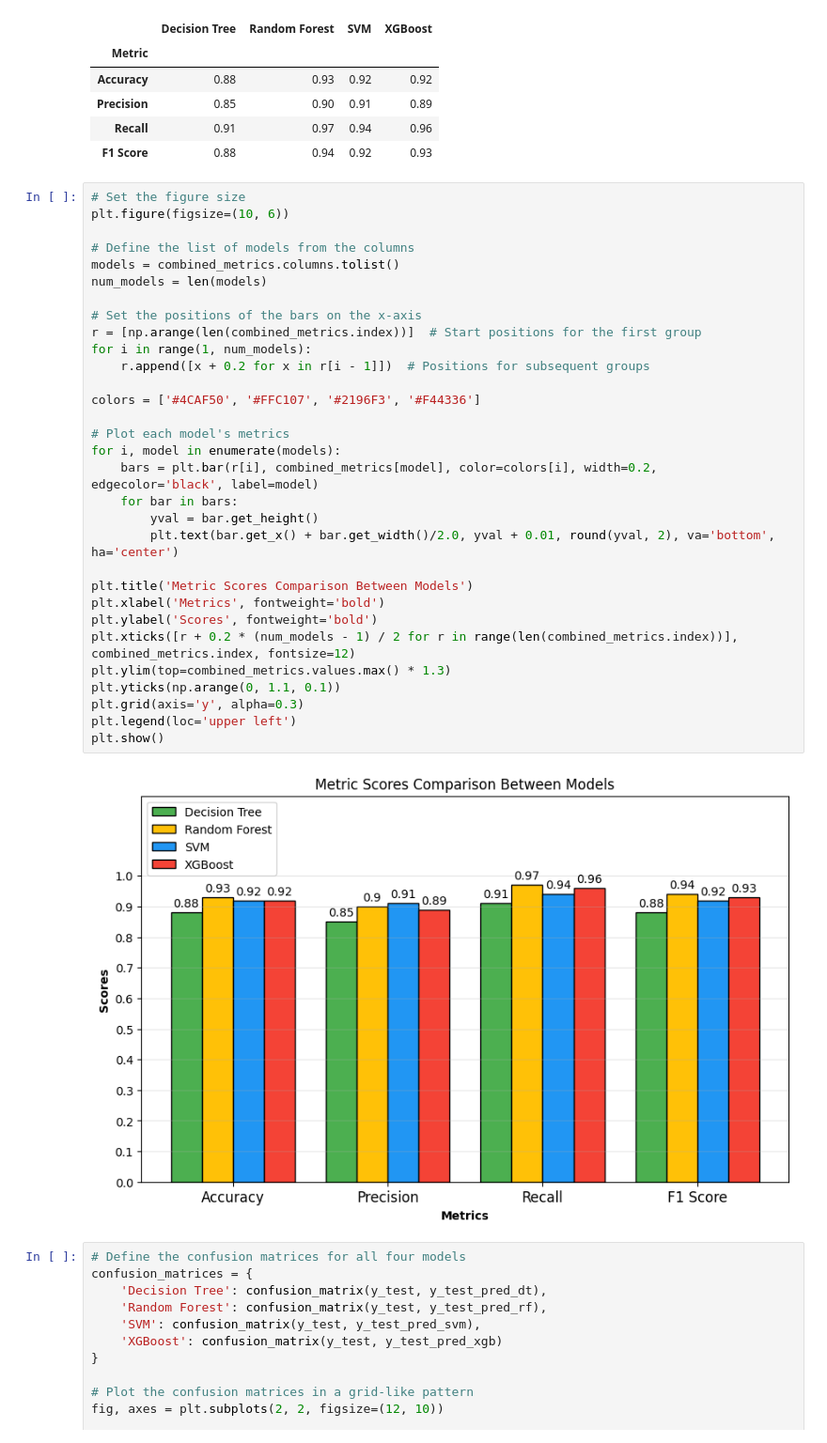
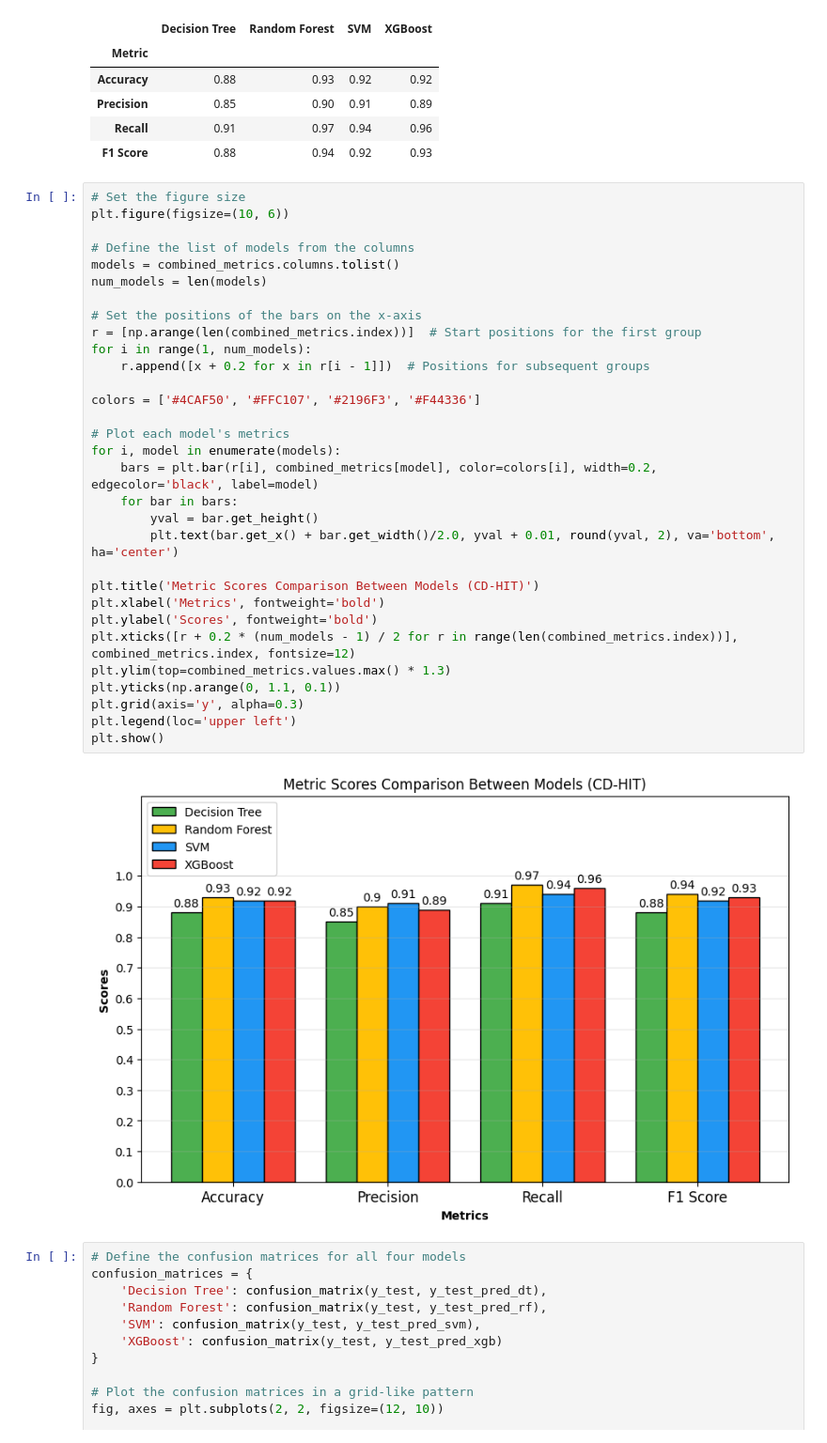
Before and after one commit to ChristianNeitzel/Projeto-Bioinf-PhageAcr, a Jupyter notebook: 6_code_ML_cdhit_v2.ipynb, the cells around one changed output. Shown at 94% size. Saved outputs shown, nothing was run; the diff lists cells and outputs as text.

Commit message:
fixed plot labels

```diff
--- a/6_code_ML_cdhit_v2.ipynb
+++ b/6_code_ML_cdhit_v2.ipynb
@@ -855,35 +855,35 @@ combined_metrics
 # Set the figure size
 plt.figure(figsize=(10, 6))
 
 # Define the list of models from the columns
 models = combined_metrics.columns.tolist()
 num_models = len(models)
 
 # Set the positions of the bars on the x-axis
 r = [np.arange(len(combined_metrics.index))]  # Start positions for the first group
 for i in range(1, num_models):
     r.append([x + 0.2 for x in r[i - 1]])  # Positions for subsequent groups
 
 colors = ['#4CAF50', '#FFC107', '#2196F3', '#F44336']
 
 # Plot each model's metrics
 for i, model in enumerate(models):
     bars = plt.bar(r[i], combined_metrics[model], color=colors[i], width=0.2, edgecolor='black', label=model)
     for bar in bars:
         yval = bar.get_height()
         plt.text(bar.get_x() + bar.get_width()/2.0, yval + 0.01, round(yval, 2), va='bottom', ha='center')
 
-plt.title('Metric Scores Comparison Between Models')
+plt.title('Metric Scores Comparison Between Models (CD-HIT)')
 plt.xlabel('Metrics', fontweight='bold')
 plt.ylabel('Scores', fontweight='bold')
 plt.xticks([r + 0.2 * (num_models - 1) / 2 for r in range(len(combined_metrics.index))], combined_metrics.index, fontsize=12)
 plt.ylim(top=combined_metrics.values.max() * 1.3)
 plt.yticks(np.arange(0, 1.1, 0.1))
 plt.grid(axis='y', alpha=0.3)
 plt.legend(loc='upper left')
 plt.show()
 # %% [output]
-[figure, old version]
+[figure, new version]
 # %%
 # Define the confusion matrices for all four models
 confusion_matrices = {
```
Also changed, not shown: 1 other file.
